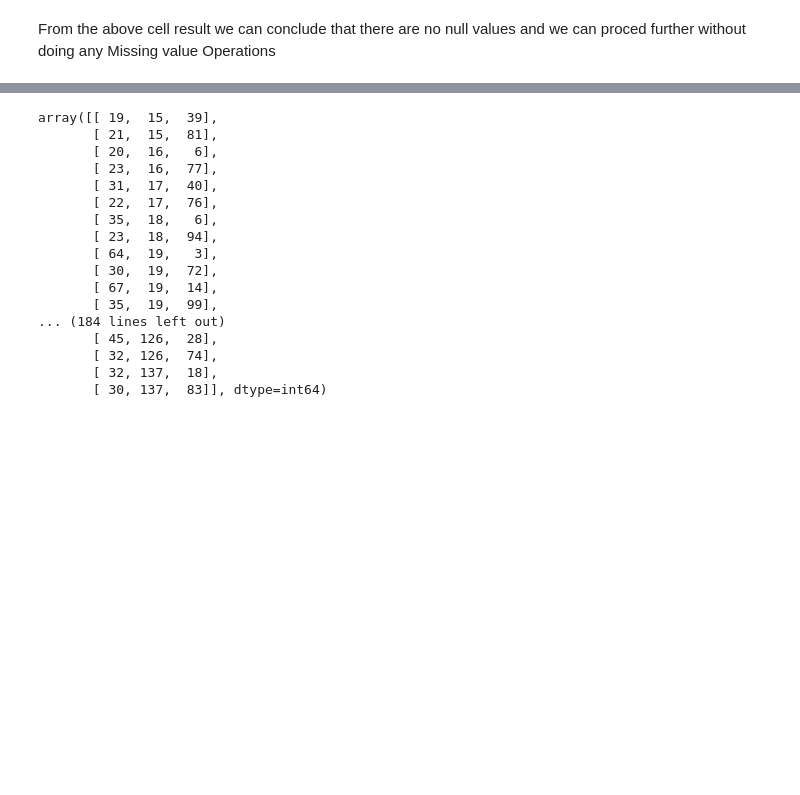
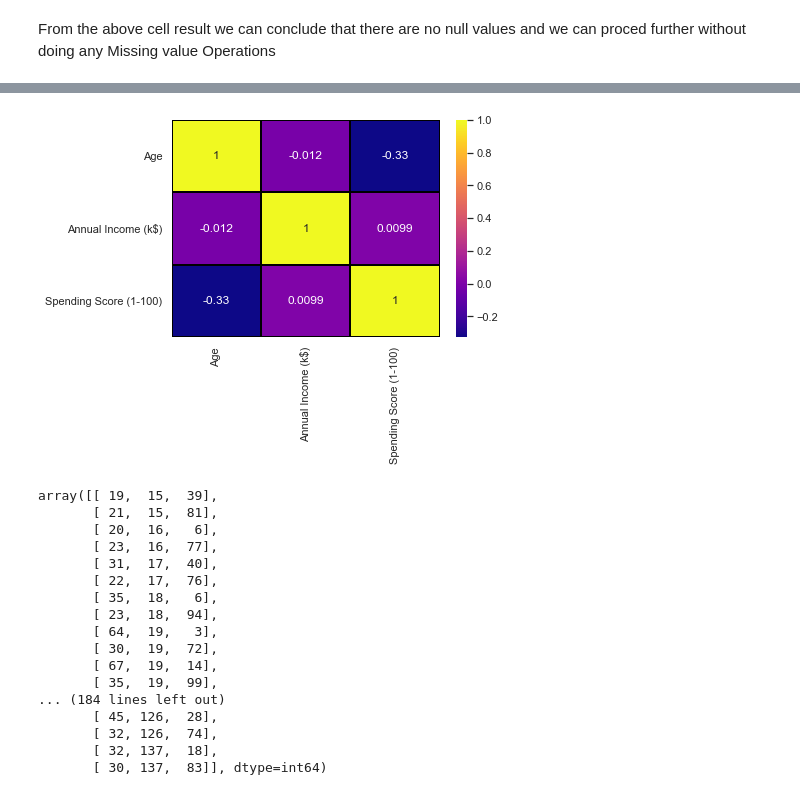
Before and after one commit to kumar12219218/Mall_Customers_Project2, a Jupyter notebook: Mall_Customers_Refactor_Project2.ipynb, the cells around one changed output, grey strips where cells are left out. Saved outputs shown, nothing was run; the diff lists cells and outputs as text; code cells hidden in the pictures; blank space fills up the shorter version.

```diff
--- a/Mall_Customers_Refactor_Project2.ipynb
+++ b/Mall_Customers_Refactor_Project2.ipynb
@@ -114,8 +119,9 @@ from sklearn.cluster import KMeans
-# %%
-#From the above cell ouput we can say that there are two values in "Gender" attribute and we need to do Encoding to convert
-#the String values into numerical values as 0 asd 1
-from sklearn.preprocessing import LabelEncoder
-Mall_Customers_data["Gender"]=LabelEncoder().fit_transform(Mall_Customers_data["Gender"])
+# %%
+#Another best way to analyse the correlation between attributes is heatmap
+sns.heatmap(Mall_Customers_data.corr(),annot=True,cmap="plasma",linecolor="black",linewidths=1)
+plt.show()
+# %% [output]
+[figure, added]
 # %%
 X=Mall_Customers_data.iloc[:,[1,2,3]].values
 # %%
```
Also changed, not shown: parts of 21 cells of this notebook.
